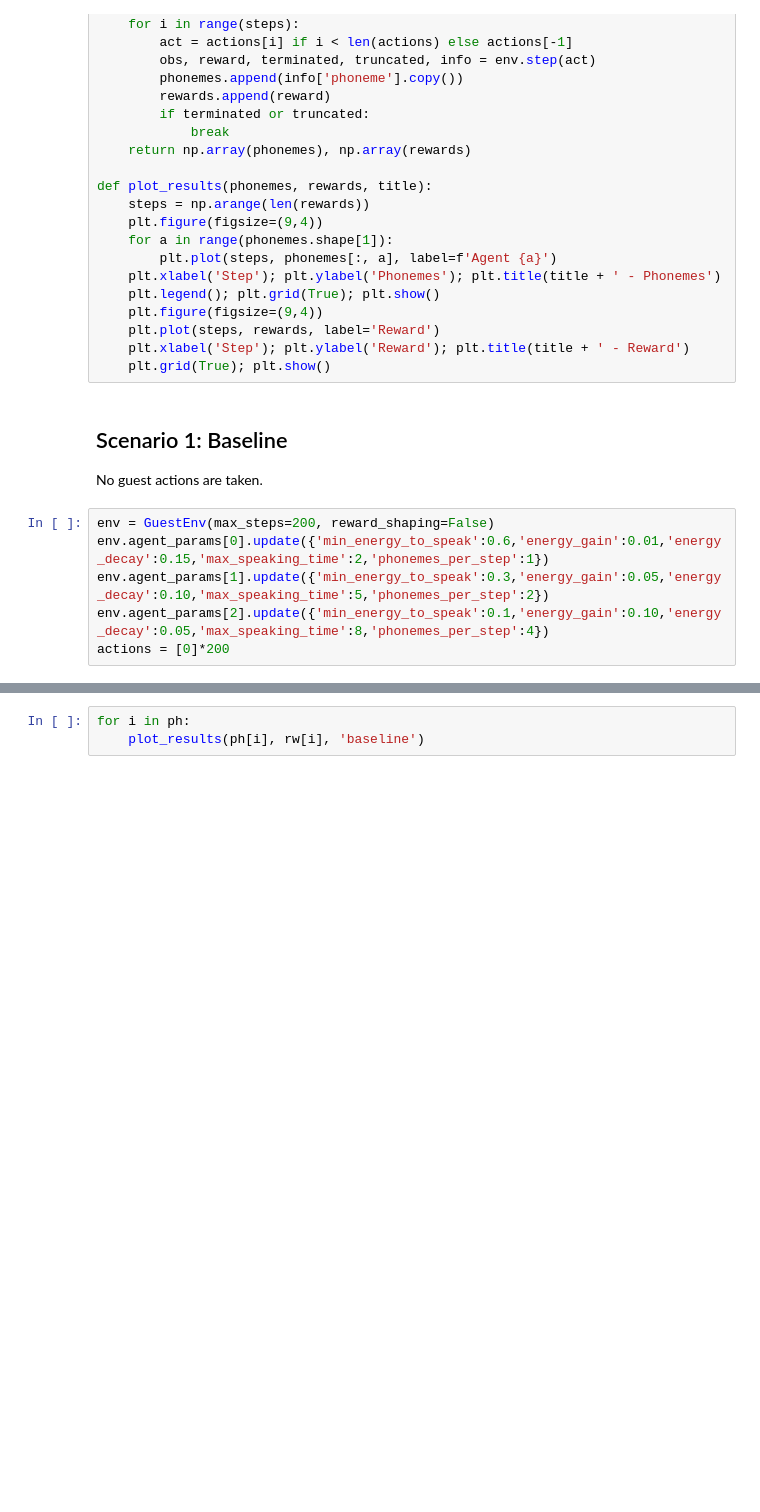
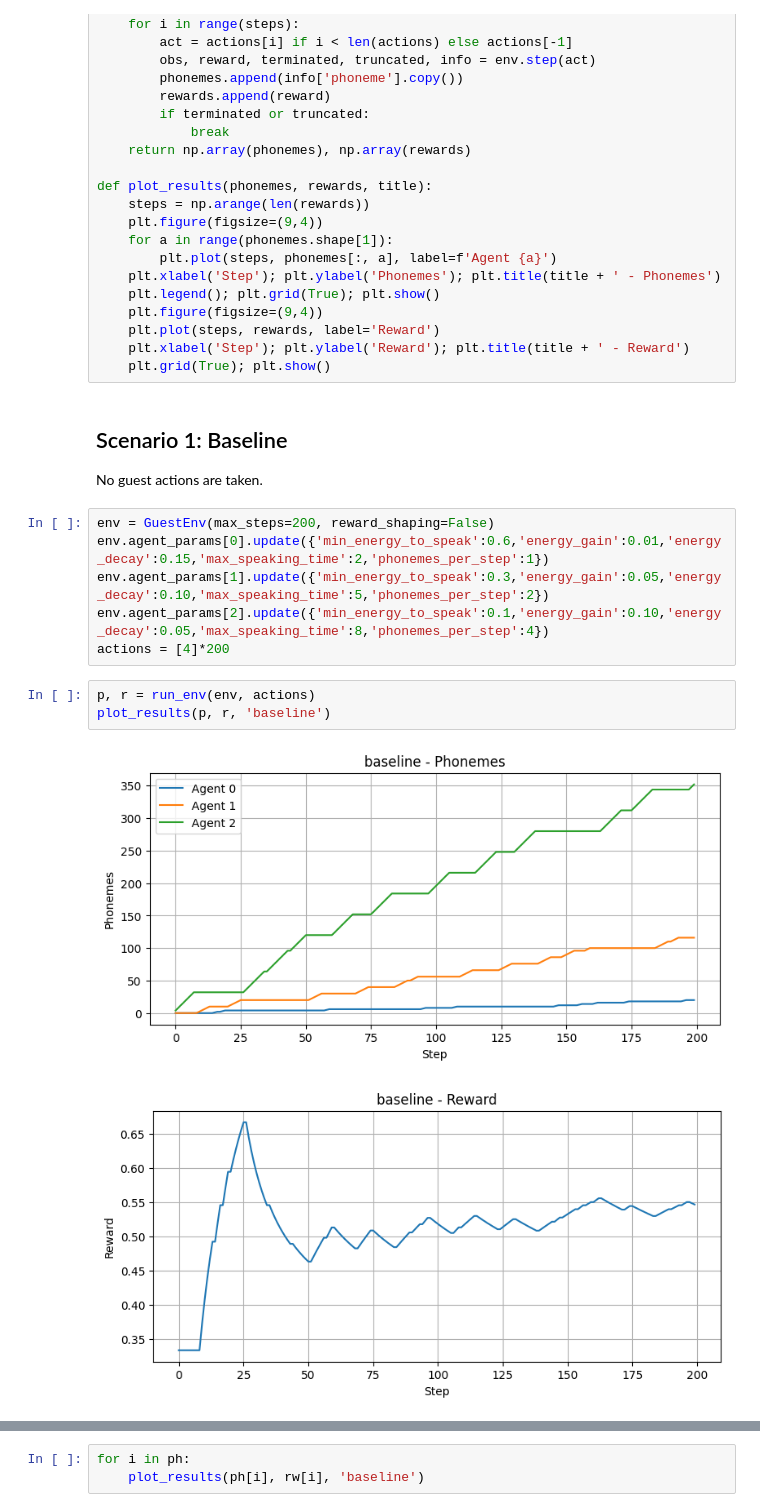
Before and after one commit to ofirmac/env, a Jupyter notebook: notebook/4_env_test.ipynb, the cells around one changed output, grey strips where cells are left out. Drawn from its saved outputs; the diff is of its cells as text; blank space fills up the shorter version.

```diff
--- a/notebook/4_env_test.ipynb
+++ b/notebook/4_env_test.ipynb
@@ -41,7 +41,13 @@ env = GuestEnv(max_steps=200, reward_shaping=False)
 env.agent_params[0].update({'min_energy_to_speak':0.6,'energy_gain':0.01,'energy_decay':0.15,'max_speaking_time':2,'phonemes_per_step':1})
 env.agent_params[1].update({'min_energy_to_speak':0.3,'energy_gain':0.05,'energy_decay':0.10,'max_speaking_time':5,'phonemes_per_step':2})
 env.agent_params[2].update({'min_energy_to_speak':0.1,'energy_gain':0.10,'energy_decay':0.05,'max_speaking_time':8,'phonemes_per_step':4})
-actions = [0]*200
+actions = [4]*200
+# %%
+p, r = run_env(env, actions)
+plot_results(p, r, 'baseline')
+# %% [output]
+[figure, added]
+[figure, added]
 # %%
 ph, rw = [], []
 for i in range(10):
```
Also changed, not shown: parts of 3 cells of this notebook, 9 other files.
